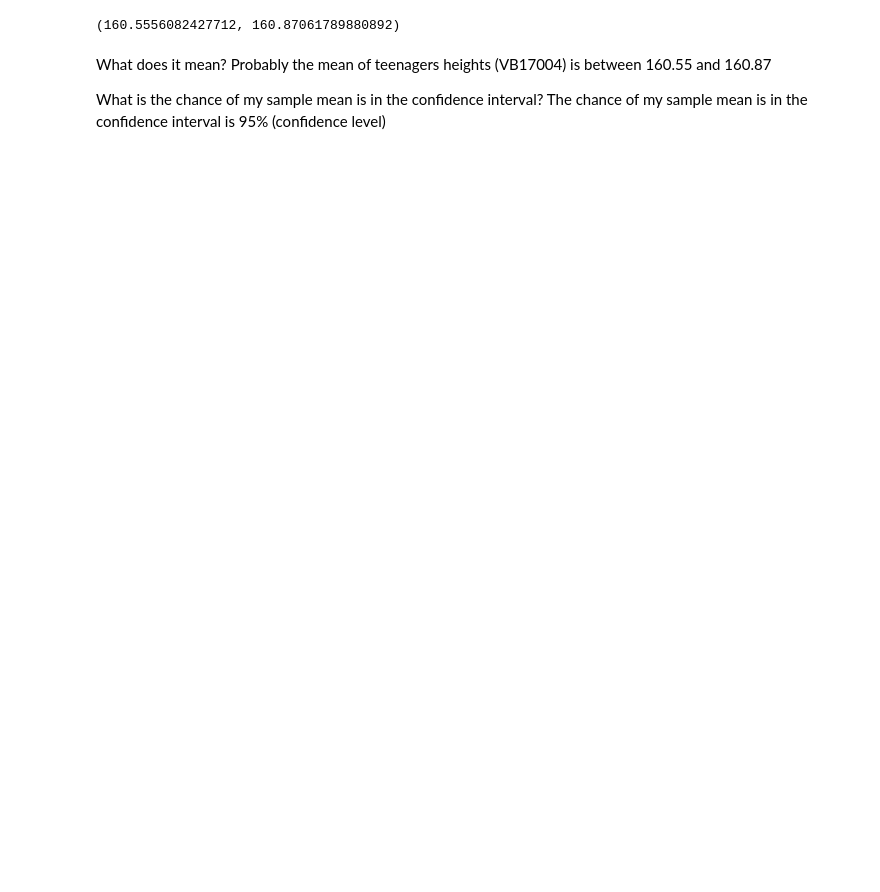
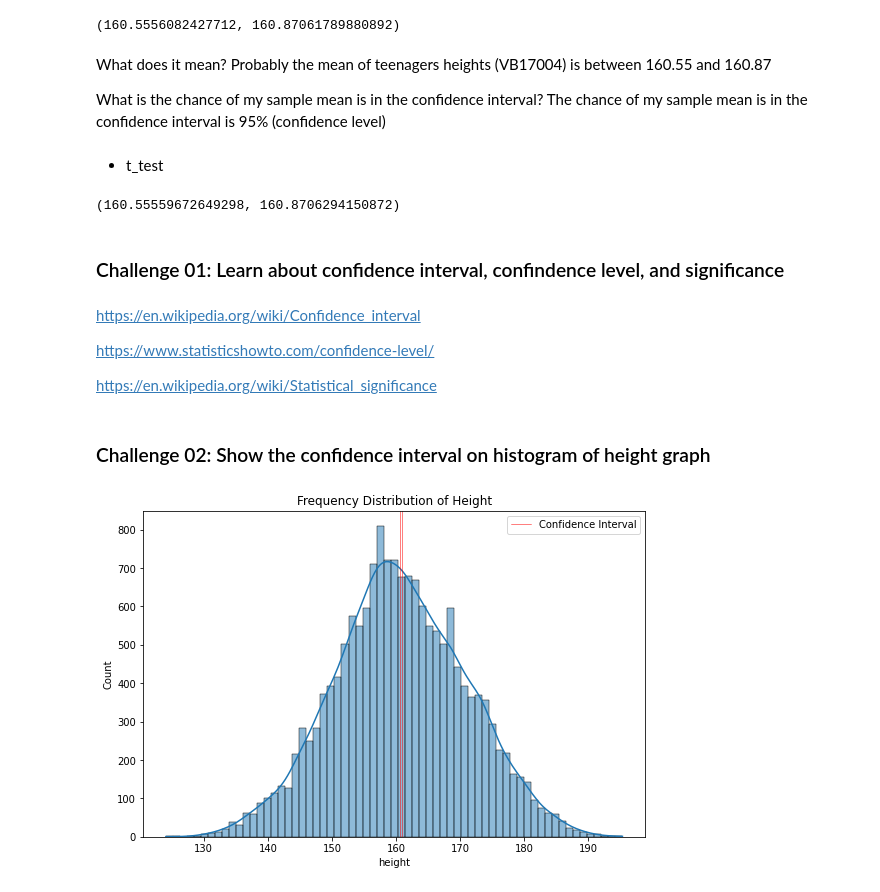
Before and after one commit to gabrielatrindade/alura-bootcamp, a Jupyter notebook: module3/pense_2015.ipynb, the cells around one changed output. Cells and saved outputs as stored; diff of their text form; code cells hidden in the pictures; blank space fills up the shorter version.

Commit message:
module3: pense 2015: lesson 6: done challenges lesson 6: done

```diff
--- a/module3/pense_2015.ipynb
+++ b/module3/pense_2015.ipynb
@@ -1387,8 +1385,42 @@ Super Challenge 02: Summarize longer questions to make it shorter. NLP, NLTK, GE
 # %%
-zconfint(pense_2015['VB17004'])
+zconfint_height = zconfint(pense_2015['VB17004'])
+zconfint_height
 # %% [output]
 (160.5556082427712, 160.87061789880892)
 # %% [markdown]
 What does it mean? Probably the mean of teenagers heights (VB17004) is between 160.55 and 160.87
 
 What is the chance of my sample mean is in the confidence interval? The chance of my sample mean is in the confidence interval is 95% (confidence level)
+# %% [markdown]
+- t_test
+# %%
+height_descr = DescrStatsW(pense_2015['VB17004'])
+height_descr.tconfint_mean()
+# %% [output]
+(160.55559672649298, 160.8706294150872)
+# %% [markdown]
+### Challenge 01: Learn about confidence interval, confindence level, and significance
+# %% [markdown]
+https://en.wikipedia.org/wiki/Confidence_interval <br>
+
+https://www.statisticshowto.com/confidence-level/
+<br>
+
+https://en.wikipedia.org/wiki/Statistical_significance
+<br>
+# %% [markdown]
+### Challenge 02: Show the confidence interval on histogram of height graph
+# %%
+ax = sns.histplot(data=pense_2015,
+                  x='VB17004', kde=True)
+
+ax.figure.set_size_inches(9,6)
+ax.set_title('Frequency Distribution of Height')
+ax.set_xlabel('height')
+
+plt.axvline(x=zconfint_height[0], color='red', linewidth=0.5)
+plt.axvline(x=zconfint_height[1], color='red', linewidth=0.5, label='Confidence Interval')
+plt.legend()
+plt.show()
+# %% [output]
+[figure, added]
```
Also changed, not shown: parts of 33 cells of this notebook.
